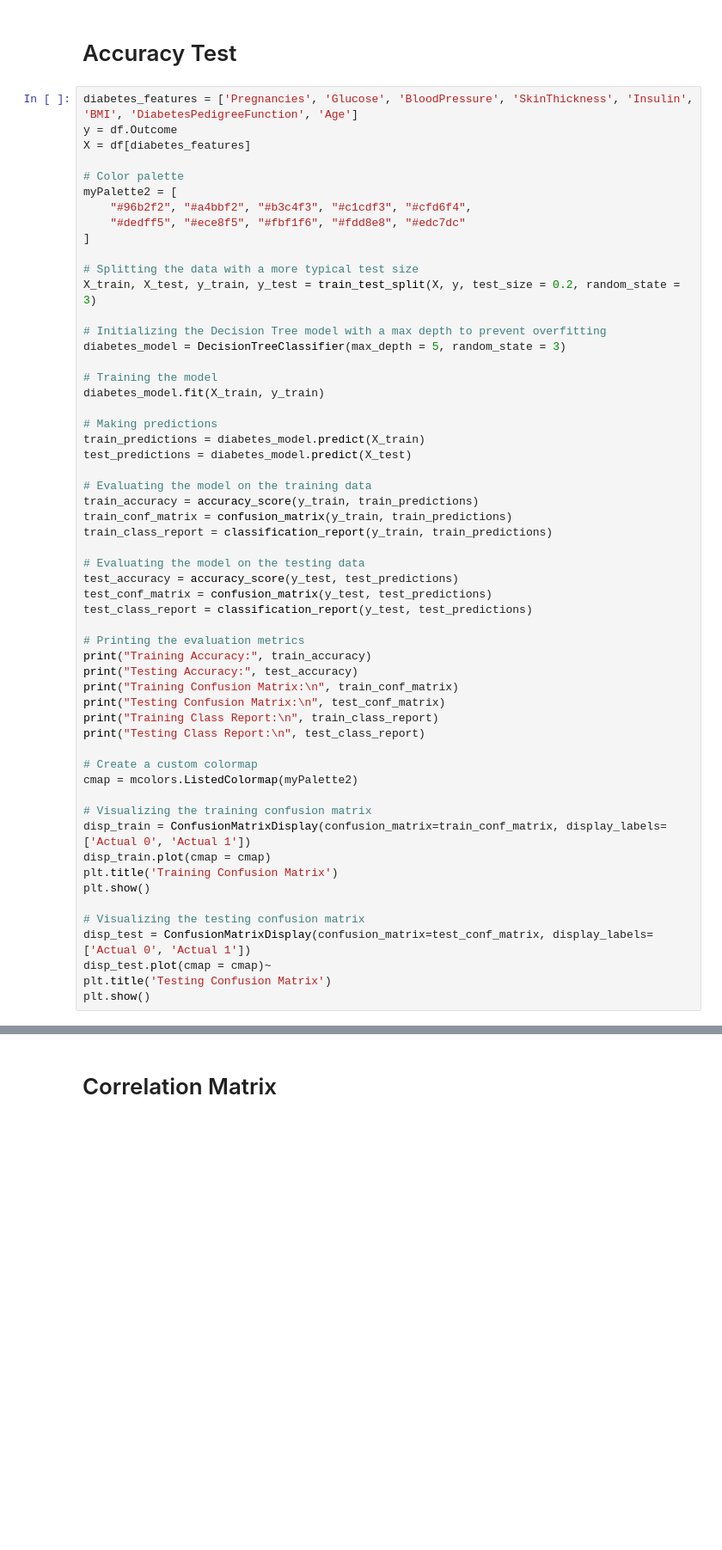
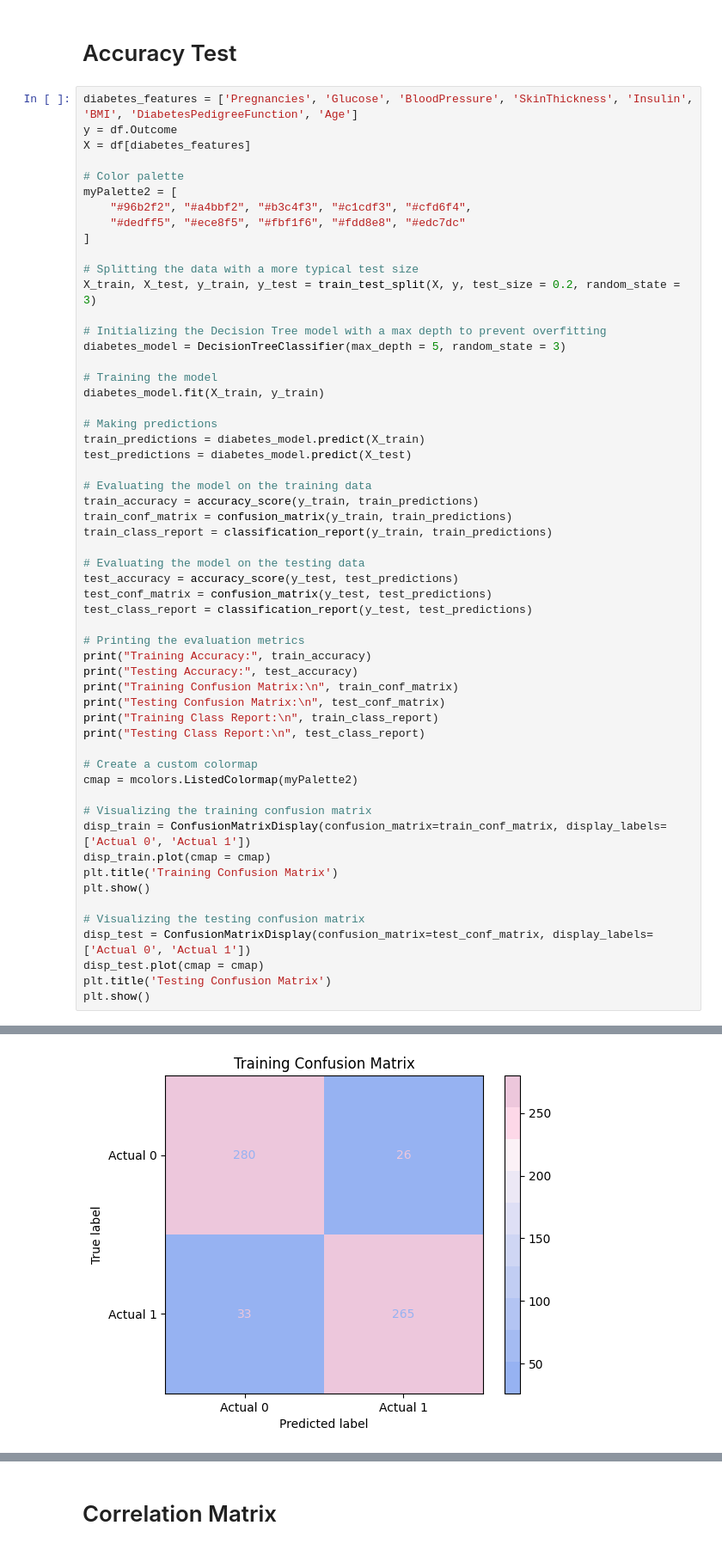
Before and after one commit to AureliaSindhu/HealthcareDiabetes, a Jupyter notebook: SummerDataProj.ipynb, the cells around one changed output, grey strips where cells are left out. Shown at 86% size. Drawn from its saved outputs; the diff is of its cells as text; blank space fills up the shorter version.

```diff
--- a/SummerDataProj.ipynb
+++ b/SummerDataProj.ipynb
@@ -180,7 +180,7 @@ plt.show()
 
 # Visualizing the testing confusion matrix
 disp_test = ConfusionMatrixDisplay(confusion_matrix=test_conf_matrix, display_labels=['Actual 0', 'Actual 1'])
-disp_test.plot(cmap = cmap)~
+disp_test.plot(cmap = cmap)
 plt.title('Testing Confusion Matrix')
 plt.show()
 # %% [output]
@@ -187,0 +204 @@ SyntaxError: invalid syntax (2919250265.py, line 53)
+[figure, added]
```
Also changed, not shown: parts of 3 cells of this notebook.
